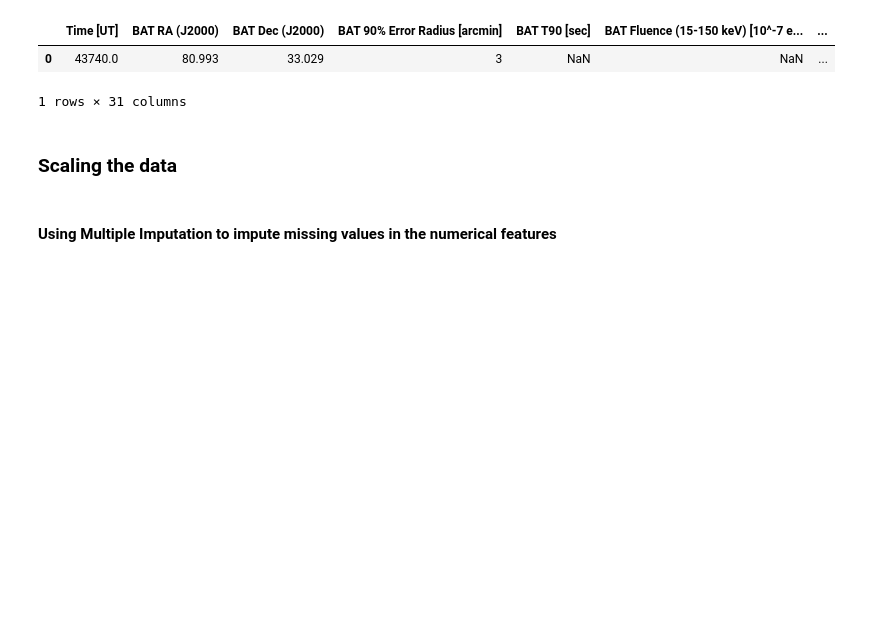
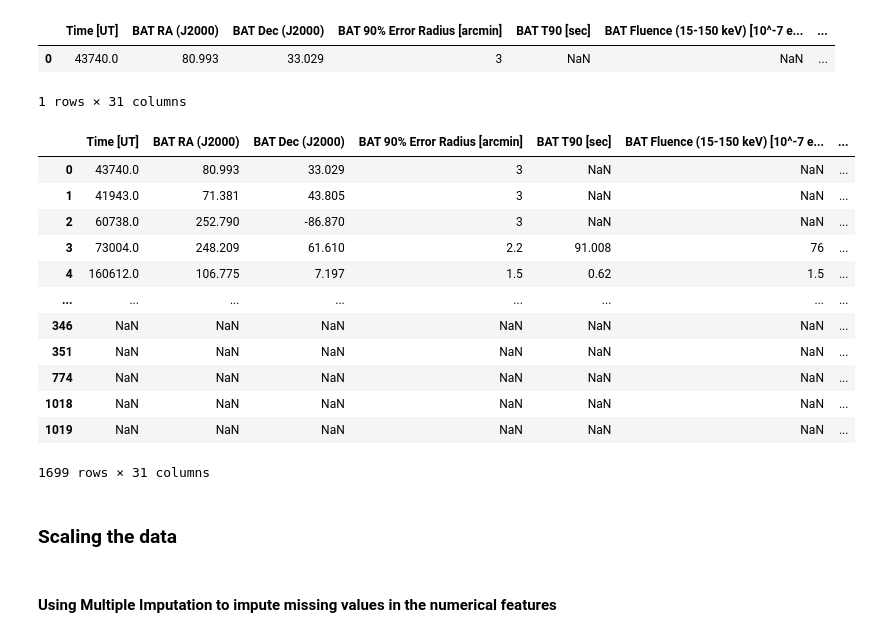
Before and after one commit to Alcatraz312/grb-classification, a Jupyter notebook: src/main.ipynb, the cells around one changed output. Cells and saved outputs as stored; diff of their text form; code cells hidden in the pictures; blank space fills up the shorter version.

```diff
--- a/src/main.ipynb
+++ b/src/main.ipynb
@@ -591,6 +591,22 @@ df2.head(1)
 |  | Time [UT] | BAT RA (J2000) | BAT Dec (J2000) | BAT 90% Error Radius [arcmin] | BAT T90 [sec] | BAT Fluence (15-150 keV) [10^-7 e... | ... |
 | 0 | 43740.0 | 80.993 | 33.029 | 3 | NaN | NaN | ... |
 1 rows × 31 columns
+# %%
+df2
+# %% [output]
+|  | Time [UT] | BAT RA (J2000) | BAT Dec (J2000) | BAT 90% Error Radius [arcmin] | BAT T90 [sec] | BAT Fluence (15-150 keV) [10^-7 e... | ... |
+| 0 | 43740.0 | 80.993 | 33.029 | 3 | NaN | NaN | ... |
+| 1 | 41943.0 | 71.381 | 43.805 | 3 | NaN | NaN | ... |
+| 2 | 60738.0 | 252.790 | -86.870 | 3 | NaN | NaN | ... |
+| 3 | 73004.0 | 248.209 | 61.610 | 2.2 | 91.008 | 76 | ... |
+| 4 | 160612.0 | 106.775 | 7.197 | 1.5 | 0.62 | 1.5 | ... |
+| ... | ... | ... | ... | ... | ... | ... | ... |
+| 346 | NaN | NaN | NaN | NaN | NaN | NaN | ... |
+| 351 | NaN | NaN | NaN | NaN | NaN | NaN | ... |
+| 774 | NaN | NaN | NaN | NaN | NaN | NaN | ... |
+| 1018 | NaN | NaN | NaN | NaN | NaN | NaN | ... |
+| 1019 | NaN | NaN | NaN | NaN | NaN | NaN | ... |
+1699 rows × 31 columns
 # %% [markdown]
 ### Scaling the data
 # %% [markdown]
```
